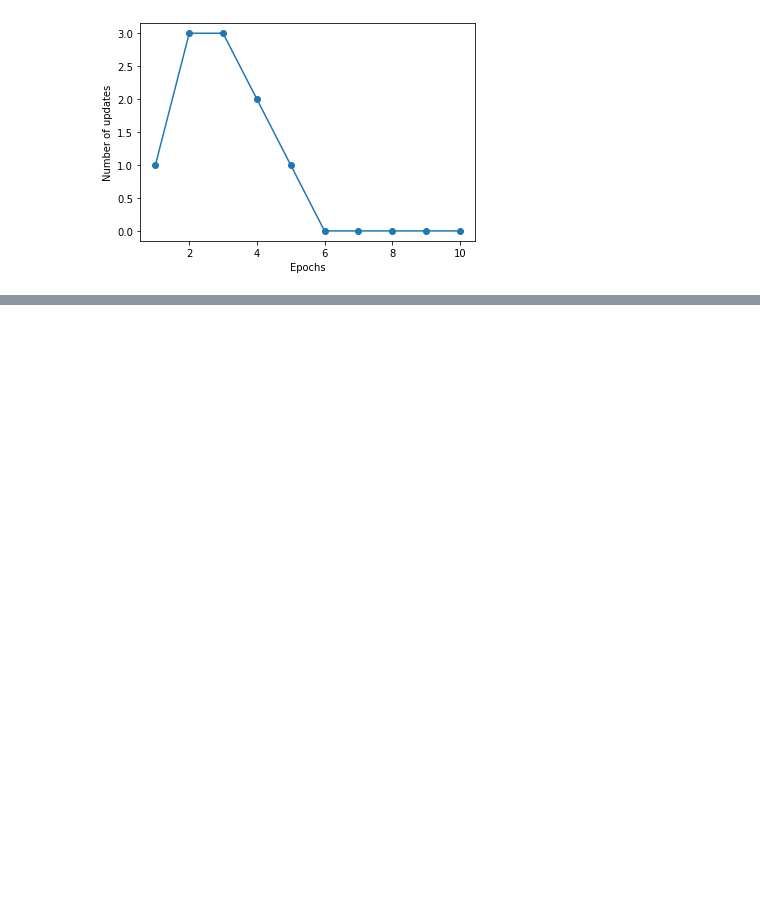
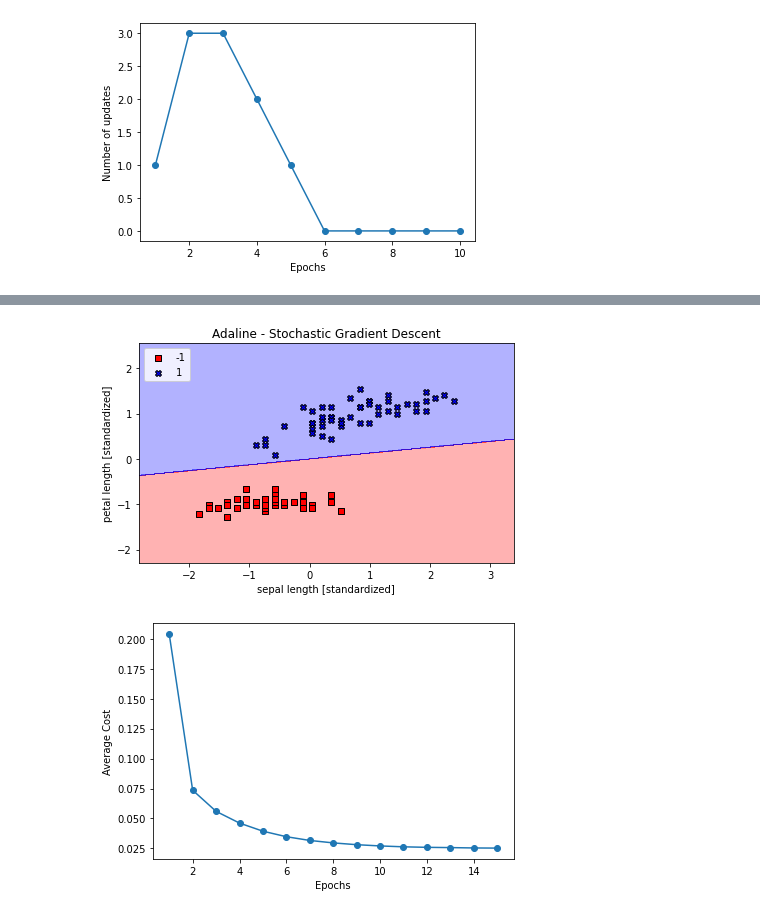
Before and after one commit to emipaz/ml, a Jupyter notebook: Python Machine Learning/Cap_2_Perceptron.ipynb, the cells around one changed output, grey strips where cells are left out. Cells and saved outputs as stored; diff of their text form; code cells hidden in the pictures; blank space fills up the shorter version.

```diff
--- a/Python Machine Learning/Cap_2_Perceptron.ipynb
+++ b/Python Machine Learning/Cap_2_Perceptron.ipynb
@@ -235,0 +361,7 @@ plt.show()
+# %%
+class AdalineSGD(AdalineGD):
+
+    def __init__(self, eta=0.01, n_iter=10, shuffle=True, random_state=None):
+        super().__init__(eta,n_iter,random_state)
+        self.shuffle       = shuffle
+        self.w_initialized = False
@@ -235,0 +453,24 @@ plt.show()
+# %%
+ada = AdalineSGD(n_iter=15, eta=0.01, random_state=1, shuffle = True)
+ada.fit(X_std, y)
+
+plot_decision_regions(X_std, y, classifier=ada)
+plt.title('Adaline - Stochastic Gradient Descent')
+plt.xlabel('sepal length [standardized]')
+plt.ylabel('petal length [standardized]')
+plt.legend(loc='upper left')
+
+plt.tight_layout()
+# plt.savefig('images/02_15_1.png', dpi=300)
+plt.show()
+
+plt.plot(range(1, len(ada.cost_) + 1), ada.cost_, marker='o')
+plt.xlabel('Epochs')
+plt.ylabel('Average Cost')
+
+plt.tight_layout()
+# plt.savefig('images/02_15_2.png', dpi=300)
+plt.show()
+# %% [output]
+[figure, added]
+[figure, added]
```
Also changed, not shown: parts of 21 cells of this notebook.
